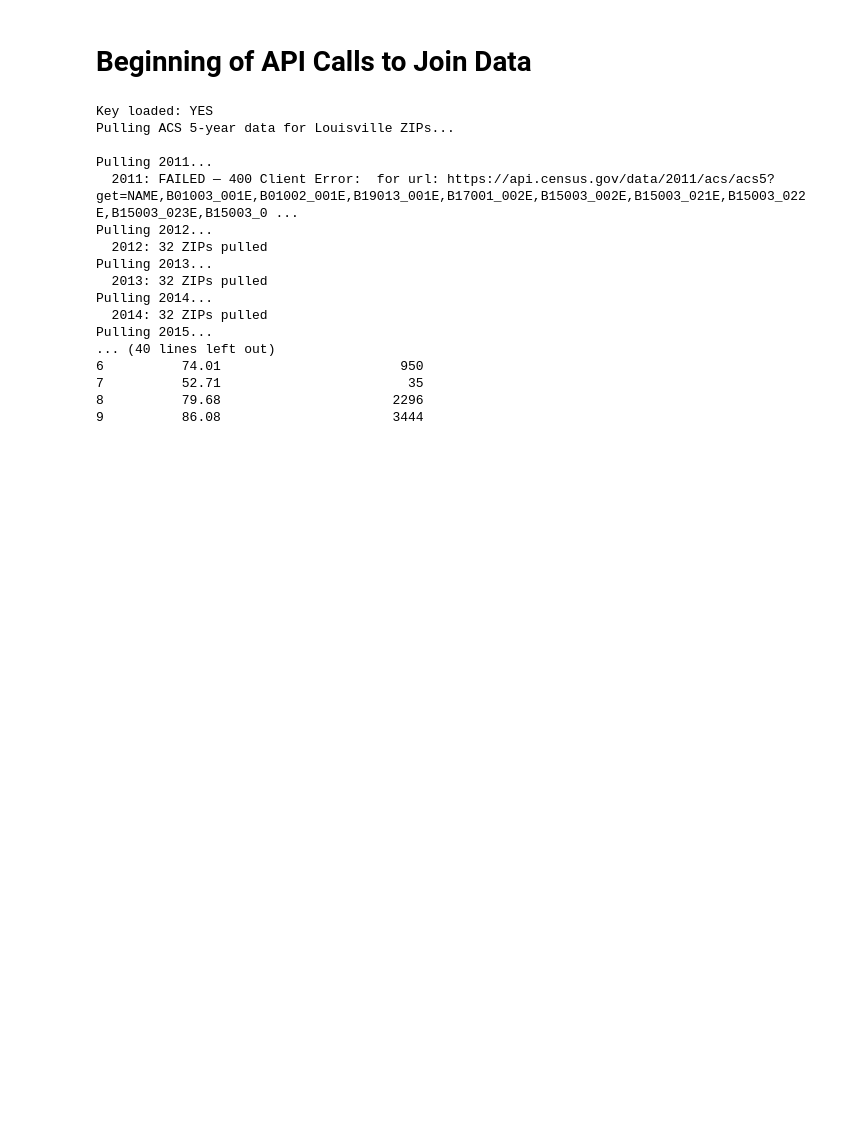
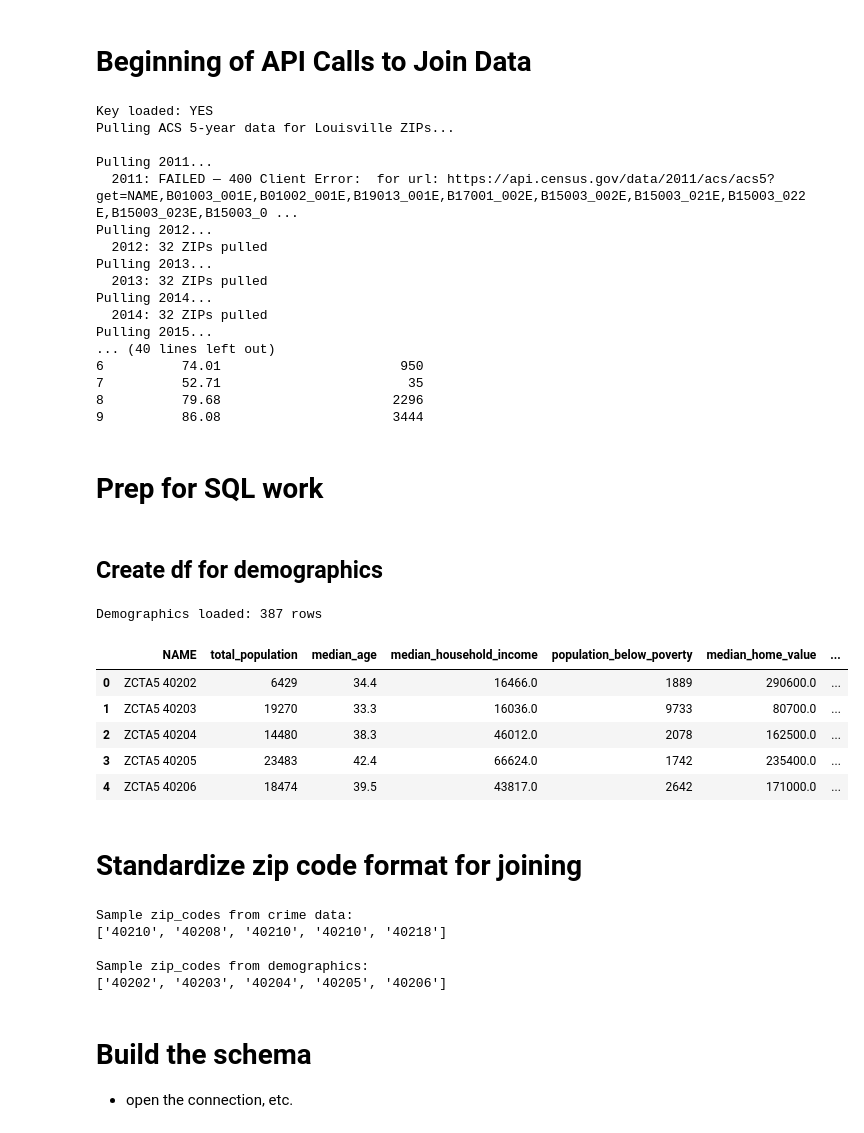
Before and after one commit to JonLar1/Lou_Crime_Data, a Jupyter notebook: notebooks/lou_crime_capstone.ipynb, the cells around one changed output. Cells and saved outputs as stored; diff of their text form; code cells hidden in the pictures; blank space fills up the shorter version.

```diff
--- a/notebooks/lou_crime_capstone.ipynb
+++ b/notebooks/lou_crime_capstone.ipynb
@@ -734,3 +781,55 @@ Pulling 2015...
 7          52.71                        35
 8          79.68                      2296
 9          86.08                      3444
+# %% [markdown]
+# Prep for SQL work
+# %% [markdown]
+## Create df for demographics
+# %%
+# Load demographics from notebooks/data/
+df_demographics = pd.read_csv('data/louisville_demographics.csv')
+print(f"Demographics loaded: {len(df_demographics):,} rows")
+
+df_demographics.head()
+# %% [output]
+Demographics loaded: 387 rows
+|  | NAME | total_population | median_age | median_household_income | population_below_poverty | median_home_value | ... |
+| 0 | ZCTA5 40202 | 6429 | 34.4 | 16466.0 | 1889 | 290600.0 | ... |
+| 1 | ZCTA5 40203 | 19270 | 33.3 | 16036.0 | 9733 | 80700.0 | ... |
+| 2 | ZCTA5 40204 | 14480 | 38.3 | 46012.0 | 2078 | 162500.0 | ... |
+| 3 | ZCTA5 40205 | 23483 | 42.4 | 66624.0 | 1742 | 235400.0 | ... |
+| 4 | ZCTA5 40206 | 18474 | 39.5 | 43817.0 | 2642 | 171000.0 | ... |
+# %% [markdown]
+# Standardize zip code format for joining
+# %%
+
+
+# Standardize zip_code to clean string in crime data
+# Use .loc to avoid the length mismatch error
+# Convert float strings like 40210.0 -> "40210", leave NaN as NaN
+df_all_years_cleaned['zip_code'] = (
+    df_all_years_cleaned['zip_code']
+    .astype(str)                        # convert everything to string first
+    .str.replace(r'\.0$', '', regex=True)  # strip the .0 from floats
+    .str.strip()                        # remove any whitespace
+    .replace('nan', None)               # put NaN back as None
+)
+
+# Standardize zip_code in demographics to string
+df_demographics['zip_code'] = df_demographics['zip_code'].astype(str).str.strip()
+
+# Verify both match
+print("\nSample zip_codes from crime data:")
+print(df_all_years_cleaned['zip_code'].dropna().head(5).tolist())
+
+print("\nSample zip_codes from demographics:")
+print(df_demographics['zip_code'].head(5).tolist())
+# %% [output]
+Sample zip_codes from crime data:
+['40210', '40208', '40210', '40210', '40218']
+
+Sample zip_codes from demographics:
+['40202', '40203', '40204', '40205', '40206']
+# %% [markdown]
+# Build the schema
+- open the connection, etc.
```
Also changed, not shown: parts of 14 cells of this notebook, 1 other file.
